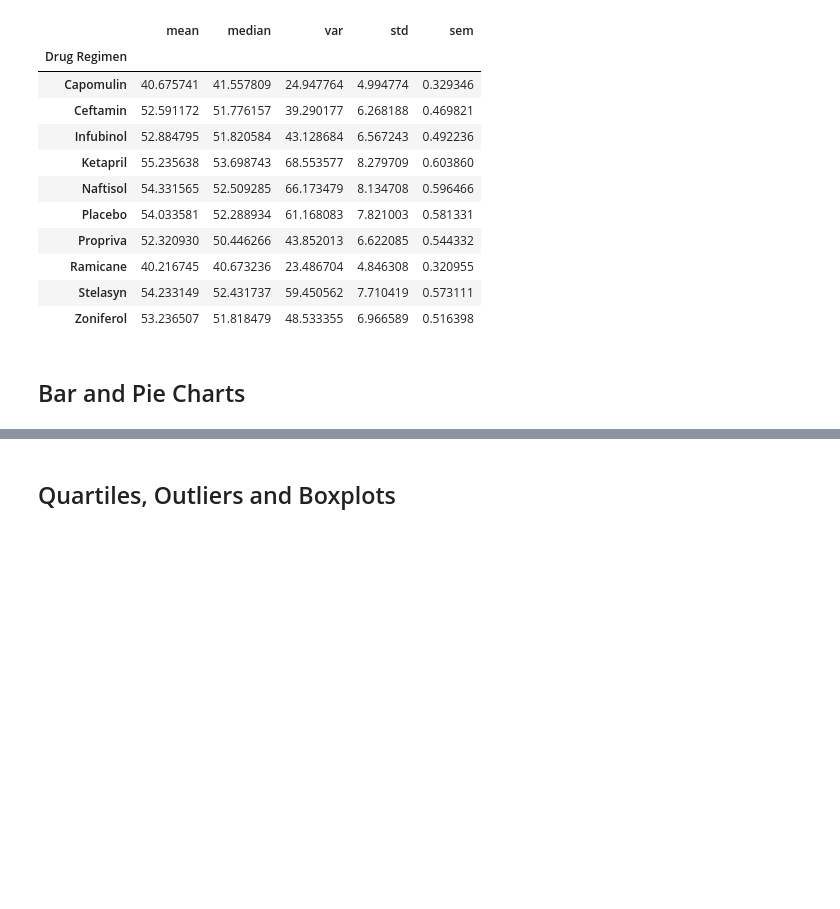
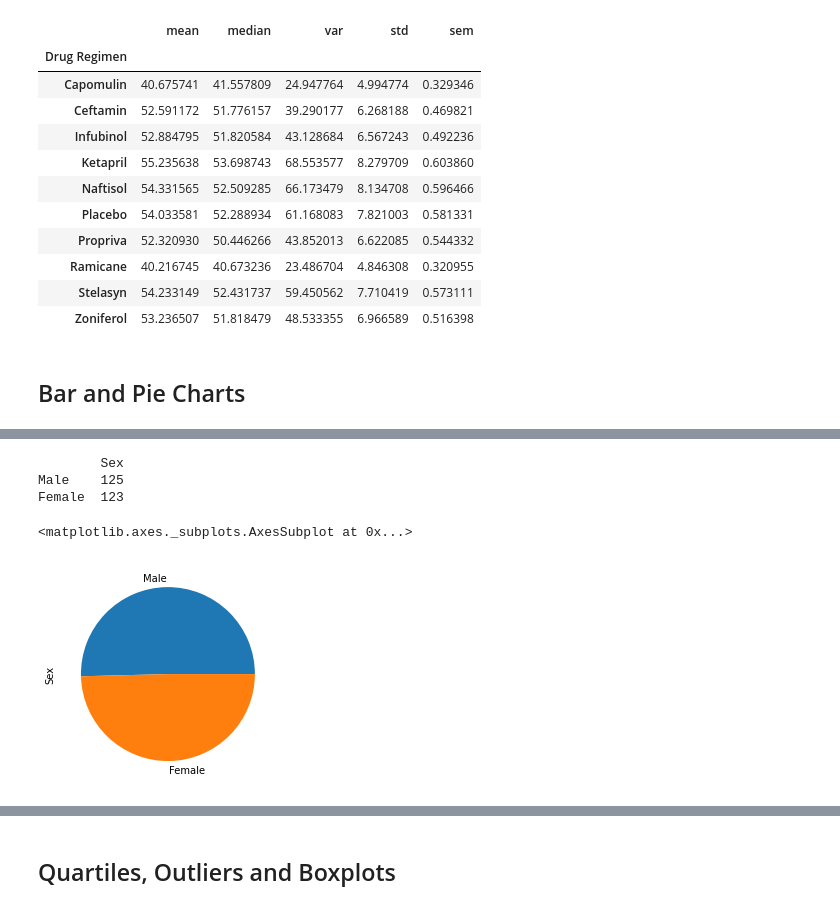
Before and after one commit to LaurenEGardner/Matplotlib-Project, a Jupyter notebook: Pymaceuticals/pymaceuticals_starter.ipynb, the cells around one changed output, grey strips where cells are left out. Saved outputs shown, nothing was run; the diff lists cells and outputs as text; code cells hidden in the pictures; blank space fills up the shorter version.

```diff
--- a/Pymaceuticals/pymaceuticals_starter.ipynb
+++ b/Pymaceuticals/pymaceuticals_starter.ipynb
@@ -133,4 +160,16 @@ regimen_df["Tumor Volume (mm3)"].agg(["mean","median","var","std","sem"])
 # %%
 # Generate a pie plot showing the distribution of female versus male mice using pandas
+gender_start = mouse_info[["Mouse ID", "Sex"]]
+gender_unique = gender_start.drop_duplicates()
+gender_count = gender_unique["Sex"].value_counts()
+gender_df = pd.DataFrame(gender_count)
+print(gender_df)
+gender_count.plot(kind="pie")
+# %% [output]
+        Sex
+Male    125
+Female  123
+<matplotlib.axes._subplots.AxesSubplot at 0x...>
+[figure, added]
 # %%
 # Generate a pie plot showing the distribution of female versus male mice using pyplot
```
Also changed, not shown: parts of 3 cells of this notebook.
